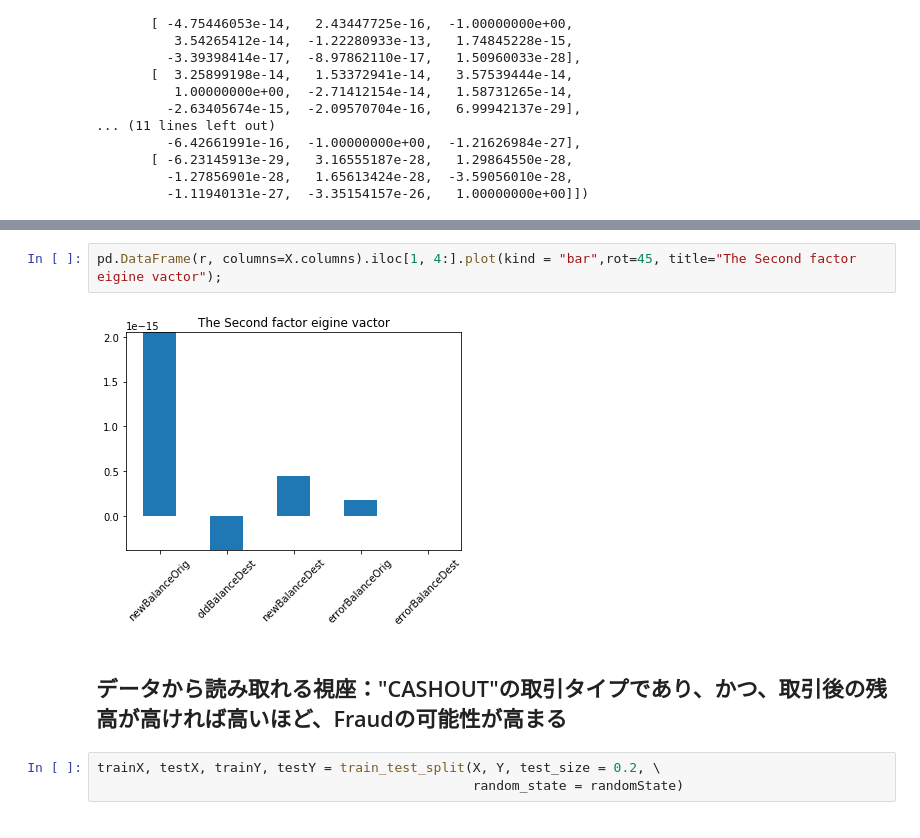
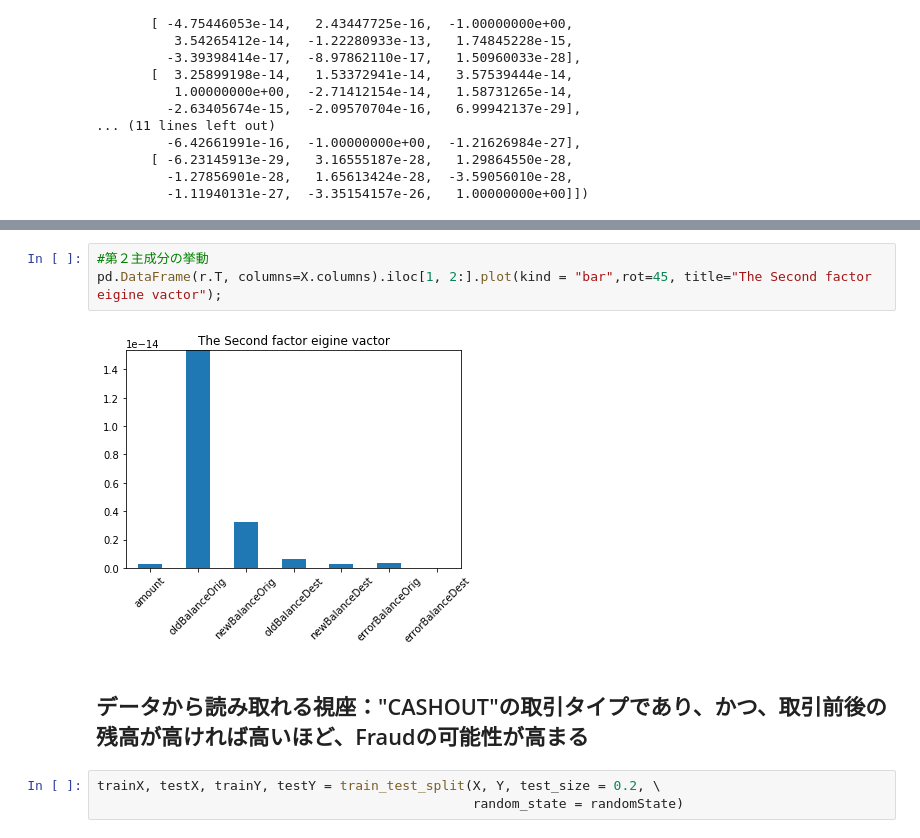
Before and after one commit to gucchi123/desing_studio, a Jupyter notebook: for_the_purpose_of_DS_demo.ipynb, the cells around one changed output, grey strips where cells are left out. Saved outputs shown, nothing was run; the diff lists cells and outputs as text.

```diff
--- a/for_the_purpose_of_DS_demo.ipynb
+++ b/for_the_purpose_of_DS_demo.ipynb
@@ -481,9 +483,10 @@ pd.DataFrame(r, columns=X.columns).iloc[0, 2:].plot(rot=45, title="The first fac
 # %%
-pd.DataFrame(r, columns=X.columns).iloc[1, 4:].plot(kind = "bar",rot=45, title="The Second factor eigine vactor");
+#第２主成分の挙動
+pd.DataFrame(r.T, columns=X.columns).iloc[1, 2:].plot(kind = "bar",rot=45, title="The Second factor eigine vactor");
 # %% [output]
-[figure, old version]
+[figure, new version]
 # %% [markdown]
-## データから読み取れる視座："CASHOUT"の取引タイプであり、かつ、取引後の残高が高ければ高いほど、Fraudの可能性が高まる
+## データから読み取れる視座："CASHOUT"の取引タイプであり、かつ、取引前後の残高が高ければ高いほど、Fraudの可能性が高まる
 # %%
 trainX, testX, trainY, testY = train_test_split(X, Y, test_size = 0.2, \
                                                 random_state = randomState)
```
Also changed, not shown: parts of 14 cells of this notebook.
